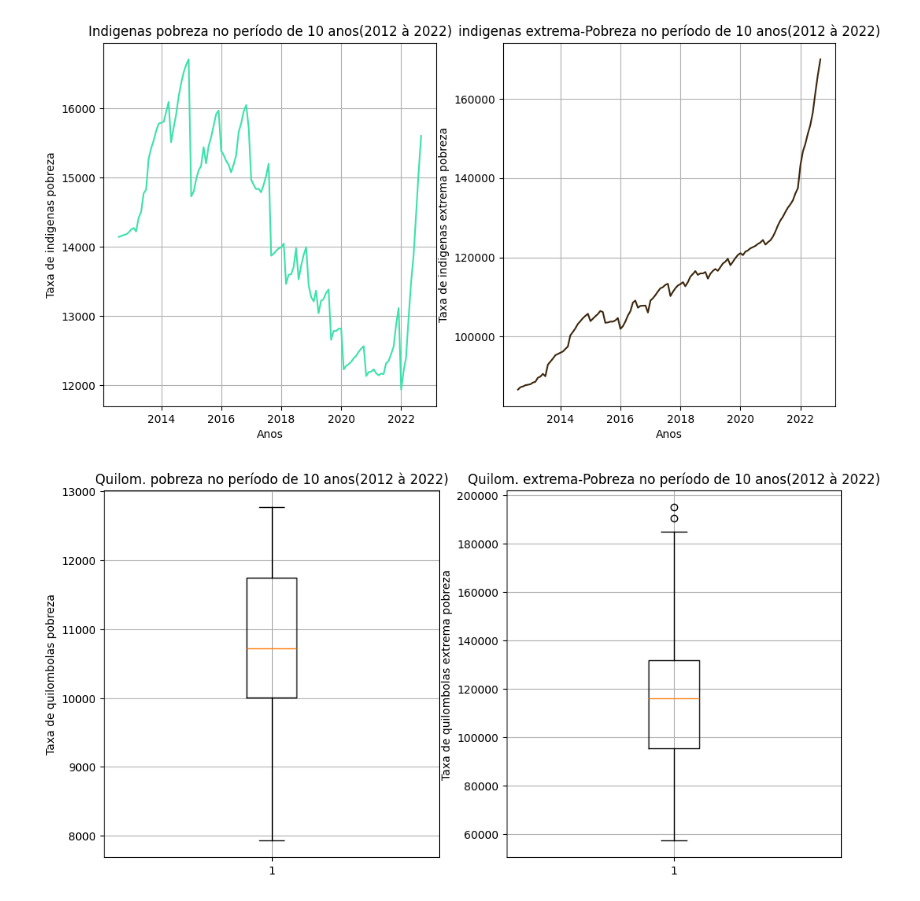
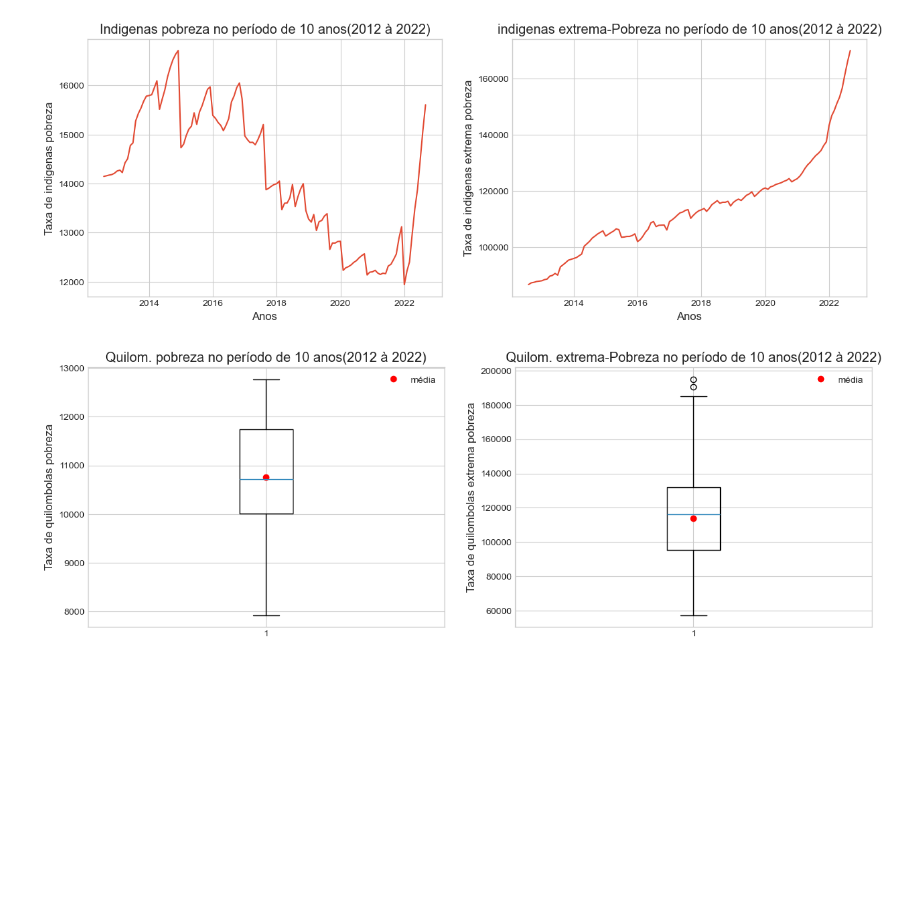
Before and after one commit to jouaraujo/pobreza_kaggle, a Jupyter notebook: pobreza.ipynb, the cells around one changed output. Saved outputs shown, nothing was run; the diff lists cells and outputs as text; code cells hidden in the pictures; blank space fills up the shorter version.

```diff
--- a/pobreza.ipynb
+++ b/pobreza.ipynb
@@ -1,3 +1,6 @@
 # %%
 import pandas as pd
-import matplotlib.pyplot as plt;
+import matplotlib.pyplot as plt
+
+pd.set_option('display.max_columns', 200)
+plt.style.use('seaborn-v0_8-whitegrid')
@@ -4,5 +11,5 @@ import matplotlib.pyplot as plt;
 # %%
-df = pd.read_csv("data/indices_pobreza_consolidado.csv")
-df
+df_consolidado = pd.read_csv("data/indices_pobreza_consolidado.csv")
+df_consolidado.head()
 # %% [output]
 |  | referencia | periodo | pobreza | extrema_pobreza | total | populacao_estimada | porcentagem_pobreza | ... |
@@ -79,0 +75,3 @@ Index(['referencia', 'periodo', 'pobreza', 'extrema_pobreza', 'total',
+# %%
+# convertendo a coluna periodo do df_consolidade para o formato data
+df_consolidado.periodo = pd.to_datetime(df_consolidado.periodo, format='%Y%m')
@@ -114,33 +114,32 @@ ax2.set_xlabel("Anos");
 # %%
-fig, (ax1, ax2) = plt.subplots(1, 2, gridspec_kw={'width_ratios': [2, 2]}, figsize=(12, 6))
+# Gráfico de linha comparando indigenas pobres e indigenas extremamente-pobres (2012 à 2022)
+fig, (ax1, ax2) = plt.subplots(1, 2, figsize=(15, 5))
 ax1.set_title("Indigenas pobreza no período de 10 anos(2012 à 2022)")
-ax1.title.set_position([.5, 1.05])
-ax1.plot(df["referencia"], df["indigenas_pobreza"], c="#3ce1ab")
-ax1.grid()
+ax1.plot(df_consolidado["periodo"], df_consolidado["indigenas_pobreza"])
 ax1.set_ylabel("Taxa de indigenas pobreza")
 ax1.set_xlabel("Anos")
 
 ax2.set_title("indigenas extrema-Pobreza no período de 10 anos(2012 à 2022)")
-ax2.title.set_position([.5, 1.05])
-ax2.plot(df["referencia"], df["indigenas_extrema_pobreza"], c="#3c270c")
-ax2.grid()
+ax2.plot(df_consolidado["periodo"], df_consolidado["indigenas_extrema_pobreza"])
 ax2.set_ylabel("Taxa de indigenas extrema pobreza")
 ax2.set_xlabel("Anos");
 # %% [output]
-[figure, old version]
+[figure, new version]
 # %%
-fig, (ax1, ax2) = plt.subplots(1, 2, gridspec_kw={'width_ratios': [2, 2]}, figsize=(12, 6))
+# Boxplot de quilombolas pobres e extremamento pobres (2012 à 2022)
+fig, (ax1, ax2) = plt.subplots(1, 2, figsize=(15, 5))
 ax1.set_title("Quilom. pobreza no período de 10 anos(2012 à 2022)")
-ax1.title.set_position([.5, 1.05])
-ax1.boxplot(df["quilombolas_pobreza"])
-ax1.grid()
+ax1.boxplot(df_consolidado["quilombolas_pobreza"])
 ax1.set_ylabel("Taxa de quilombolas pobreza")
+ax1.plot(1, df_consolidado.quilombolas_pobreza.mean(), 'ro', label='média')
+ax1.legend()
 
 ax2.set_title("Quilom. extrema-Pobreza no período de 10 anos(2012 à 2022)")
-ax2.title.set_position([.5, 1.05])
-ax2.boxplot(df["quilombolas_extrema_pobreza"])
-ax2.grid()
-ax2.set_ylabel("Taxa de quilombolas extrema pobreza");
+ax2.boxplot(df_consolidado["quilombolas_extrema_pobreza"])
+ax2.set_ylabel("Taxa de quilombolas extrema pobreza")
+ax2.plot(1, df_consolidado.quilombolas_extrema_pobreza.mean(), 'ro', label='média')
+ax2.legend()
+plt.show()
 # %% [output]
-[figure, old version]
+[figure, new version]
 # %%
```
Also changed, not shown: parts of 19 cells of this notebook.
